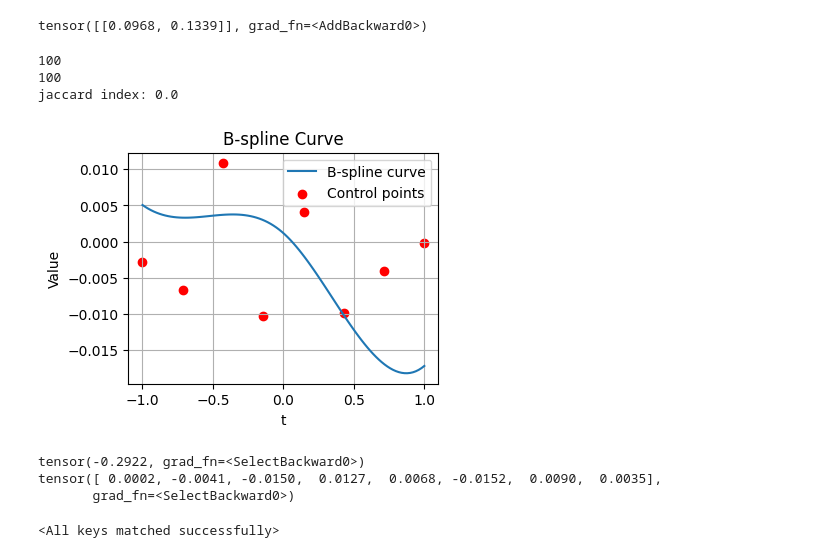
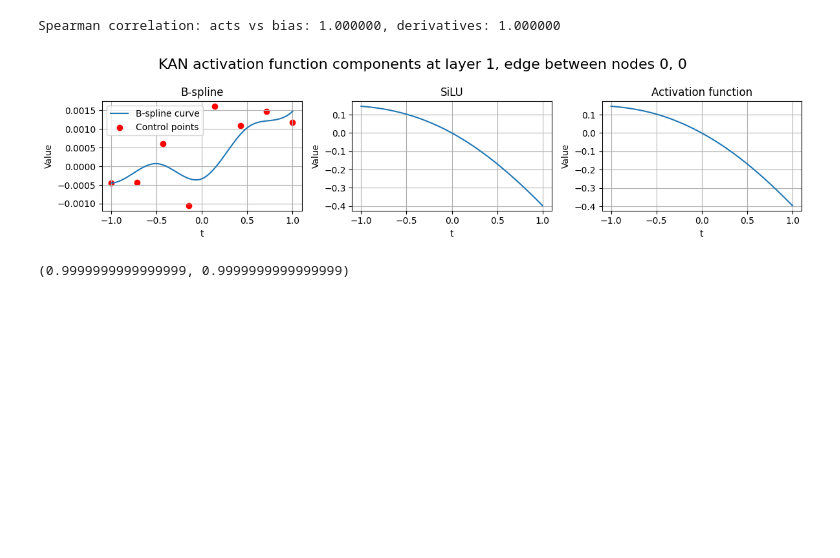
Before and after one commit to laurensjdv/t, a Jupyter notebook: kan_plotting.ipynb, the cells around one changed output. Saved outputs shown, nothing was run; the diff lists cells and outputs as text; code cells hidden in the pictures; blank space fills up the shorter version.

```diff
--- a/kan_plotting.ipynb
+++ b/kan_plotting.ipynb
@@ -9,5 +9,6 @@ from scipy.interpolate import BSpline
 from torch.utils.data import DataLoader
 from kan.utils import create_dataset
 
-# DEVICE = torch.device("cuda" if torch.cuda.is_available() else "cpu")
+DEVICE = torch.device("cuda" if torch.cuda.is_available() else "cpu")
+DEVICE = torch.device("cpu")
 # %%
@@ -53,29 +115,20 @@ def visualize_kan(weight, scale_base):
-# %%
-model = KAN([55,8,2], grid_size=5)
-# visualize_kan(model.layers[0].spline_weight[1][0].detach().numpy(), model.layers[0].base_weight[1][0])
-
-checkpoint = torch.load("models/saved/KAN/lunar-sweep-101.pth")
-model.forward(torch.randn(1,55))
-# %% [output]
-tensor([[0.0968, 0.1339]], grad_fn=<AddBackward0>)
 # %%
-visualize_kan(model.layers[0].spline_weight[1][1].detach().numpy(), model.layers[1].base_weight[0][0]/10)
+# cp = torch.load("models/saved/KAN/lunar-sweep-101.pth", map_location=DEVICE) # adam best
+cp = torch.load("models/saved/KAN/daily-sweep-67.pth", map_location=DEVICE) # lbfgs best
 
 
-print(model.layers[1].base_weight[0][0])
 
-print(model.layers[1].spline_weight[0][0])
+model.load_state_dict(cp)
 
-# get difference between max and min value of spline_weight
+visualize_kan(model, [1, 0, 0])
+
+# visualize_kan(model.layers[0].spline_weight[1][1].detach().numpy(), torch.abs(model.layers[1].base_weight[0][0])/10)
+
+
+# print(model.layers[1].base_weight[0][0])
+
+# print(model.layers[1].spline_weight[0][0])
 # %% [output]
-100
-100
-jaccard index: 0.0
+Spearman correlation: acts vs bias: 1.000000, derivatives: 1.000000
-[figure, old version]
+[figure, new version]
-tensor(-0.2922, grad_fn=<SelectBackward0>)
-tensor([ 0.0002, -0.0041, -0.0150,  0.0127,  0.0068, -0.0152,  0.0090,  0.0035],
-       grad_fn=<SelectBackward0>)
+(0.9999999999999999, 0.9999999999999999)
-# %%
-model.load_state_dict(checkpoint)
-# %% [output]
-<All keys matched successfully>
```
Also changed, not shown: parts of 4 cells of this notebook, 2 other files.
